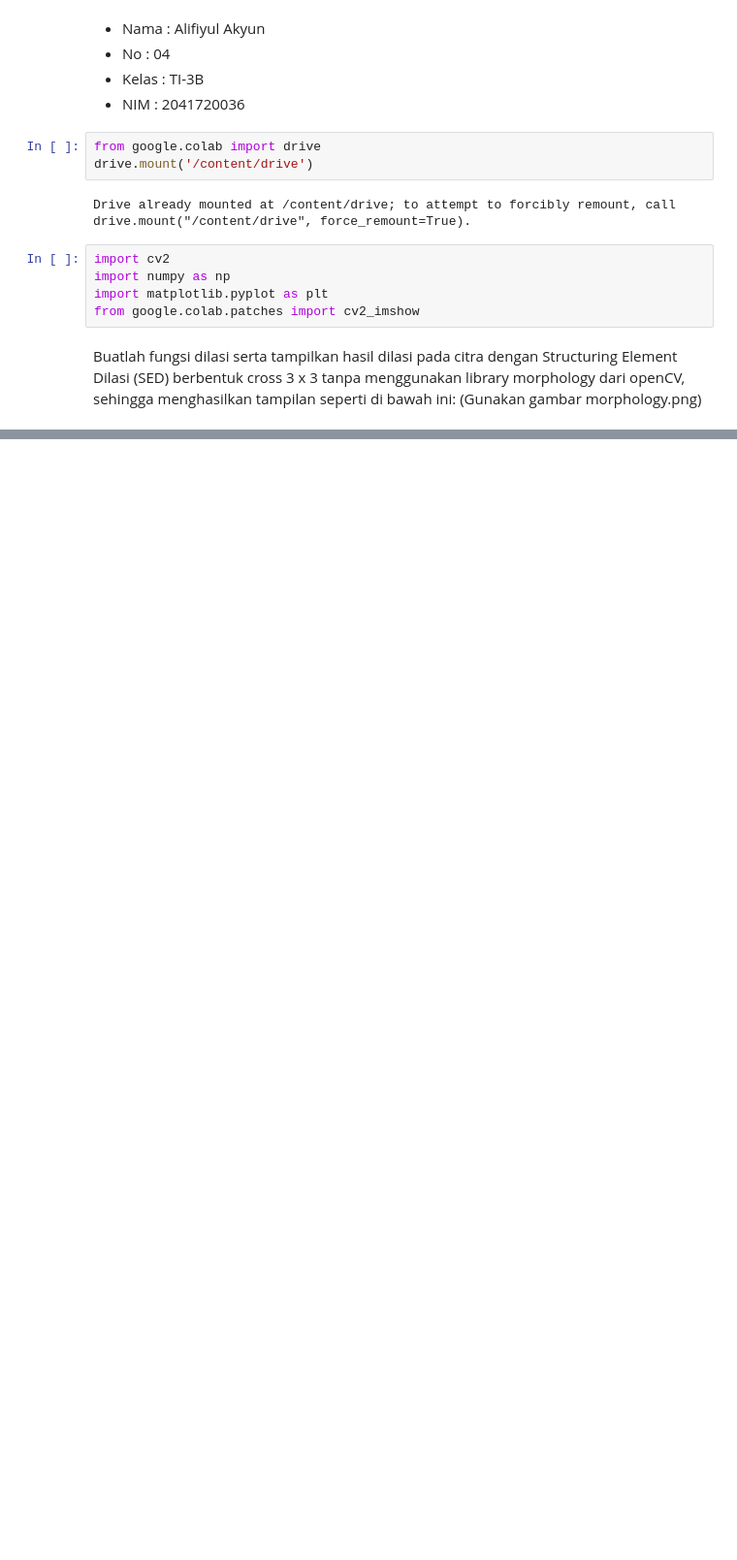
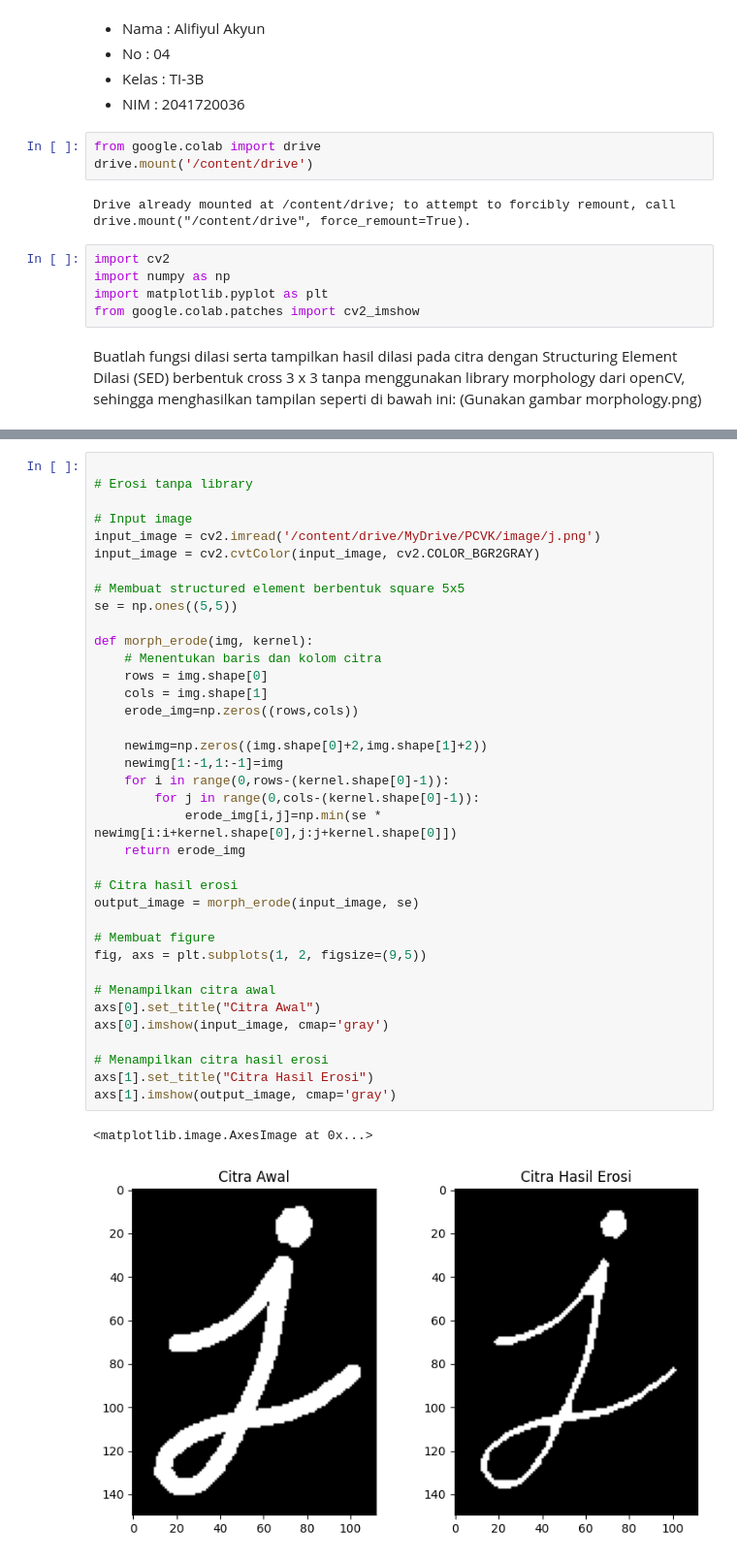
Before and after one commit to AlifiyulAkyun/PCVK_Genap_2023, a Jupyter notebook: Week9.ipynb, the cells around one changed output, grey strips where cells are left out. Shown at 97% size. Drawn from its saved outputs; the diff is of its cells as text; blank space fills up the shorter version.

```diff
--- a/Week9.ipynb
+++ b/Week9.ipynb
@@ -59,0 +92,40 @@ error: ignored
+# %%
+
+# Erosi tanpa library
+
+# Input image
+input_image = cv2.imread('/content/drive/MyDrive/PCVK/image/j.png')
+input_image = cv2.cvtColor(input_image, cv2.COLOR_BGR2GRAY)
+
+# Membuat structured element berbentuk square 5x5
+se = np.ones((5,5))
+
+def morph_erode(img, kernel):
+    # Menentukan baris dan kolom citra
+    rows = img.shape[0]
+    cols = img.shape[1]
+    erode_img=np.zeros((rows,cols))
+
+    newimg=np.zeros((img.shape[0]+2,img.shape[1]+2))
+    newimg[1:-1,1:-1]=img
+    for i in range(0,rows-(kernel.shape[0]-1)):
+        for j in range(0,cols-(kernel.shape[0]-1)):
+            erode_img[i,j]=np.min(se * newimg[i:i+kernel.shape[0],j:j+kernel.shape[0]])
+    return erode_img
+
+# Citra hasil erosi
+output_image = morph_erode(input_image, se)
+
+# Membuat figure
+fig, axs = plt.subplots(1, 2, figsize=(9,5))
+
+# Menampilkan citra awal
+axs[0].set_title("Citra Awal")
+axs[0].imshow(input_image, cmap='gray')
+
+# Menampilkan citra hasil erosi
+axs[1].set_title("Citra Hasil Erosi")
+axs[1].imshow(output_image, cmap='gray')
+# %% [output]
+<matplotlib.image.AxesImage at 0x...>
+[figure, added]
```
Also changed, not shown: parts of 28 cells of this notebook.
